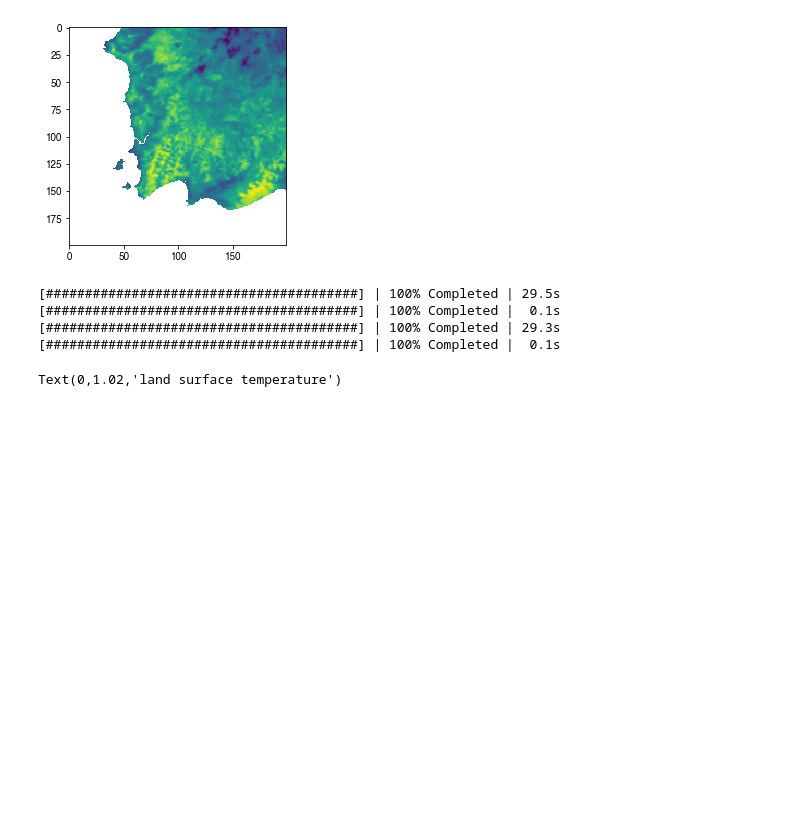
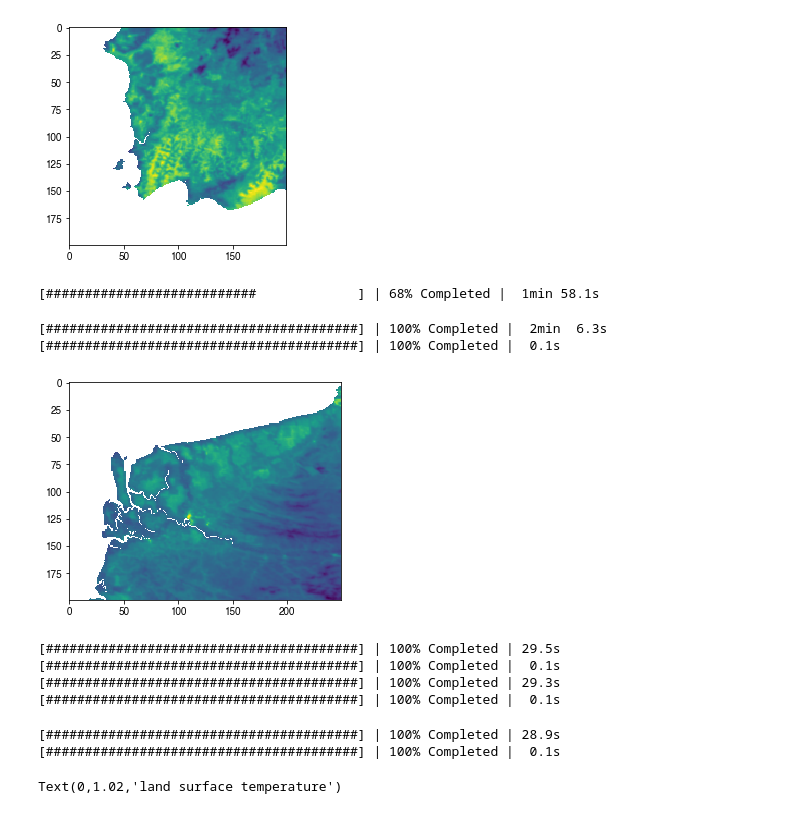
Before and after one commit to bairdlangenbrunner/indonesia-analysis, a Jupyter notebook: modis-analysis/notebook-files/analyzing_modis_8day_LST_file_REGIONAL_time_series.ipynb, the cells around one changed output. Cells and saved outputs as stored; diff of their text form; code cells hidden in the pictures; blank space fills up the shorter version.

```diff
--- a/modis-analysis/notebook-files/analyzing_modis_8day_LST_file_REGIONAL_time_series.ipynb
+++ b/modis-analysis/notebook-files/analyzing_modis_8day_LST_file_REGIONAL_time_series.ipynb
@@ -90,6 +98,14 @@ with dask.diagnostics.ProgressBar():
 [########################################] | 100% Completed | 29.7s
 [########################################] | 100% Completed |  0.1s
 [figure]
+# %%
+with dask.diagnostics.ProgressBar():
+    mp.imshow(lst_day_borneo3.mean(dim='time').values, origin='upper')
+# %% [output]
+[###########################             ] | 68% Completed |  1min 58.1s
+[########################################] | 100% Completed |  2min  6.3s
+[########################################] | 100% Completed |  0.1s
+[figure, added]
 # %%
 #lst_day_borneo_values = lst_day_borneo.values
 with dask.diagnostics.ProgressBar():
@@ -107,6 +123,18 @@ lst_day_borneo2_areamean = numpy.nanmean(lst_day_borneo2_values, axis=(1,2))
 [########################################] | 100% Completed |  0.1s
 [########################################] | 100% Completed | 29.3s
 [########################################] | 100% Completed |  0.1s
+# %%
+#lst_day_borneo_values = lst_day_borneo.values
+with dask.diagnostics.ProgressBar():
+    lst_day_borneo3_values = lst_day_borneo3.values
+
+#mask = ~numpy.isnan(lst_day_borneo_values)
+mask = ~numpy.isnan(lst_day_borneo3_values)
+
+lst_day_borneo3_areamean = numpy.nanmean(lst_day_borneo3_values, axis=(1,2))
+# %% [output]
+[########################################] | 100% Completed | 28.9s
+[########################################] | 100% Completed |  0.1s
 # %%
 plot_this = lst_day_borneo1_areamean
 
```
Also changed, not shown: parts of 9 cells of this notebook, 1 other file.
